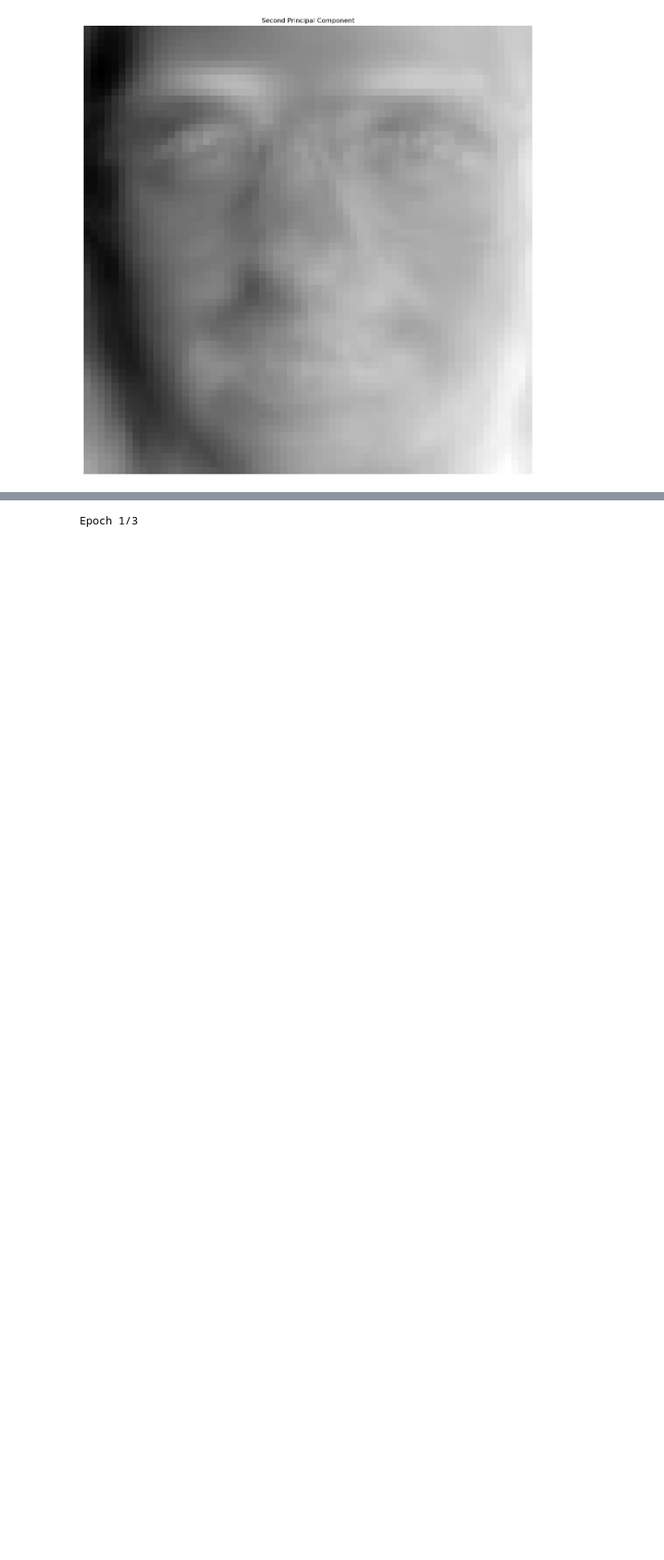
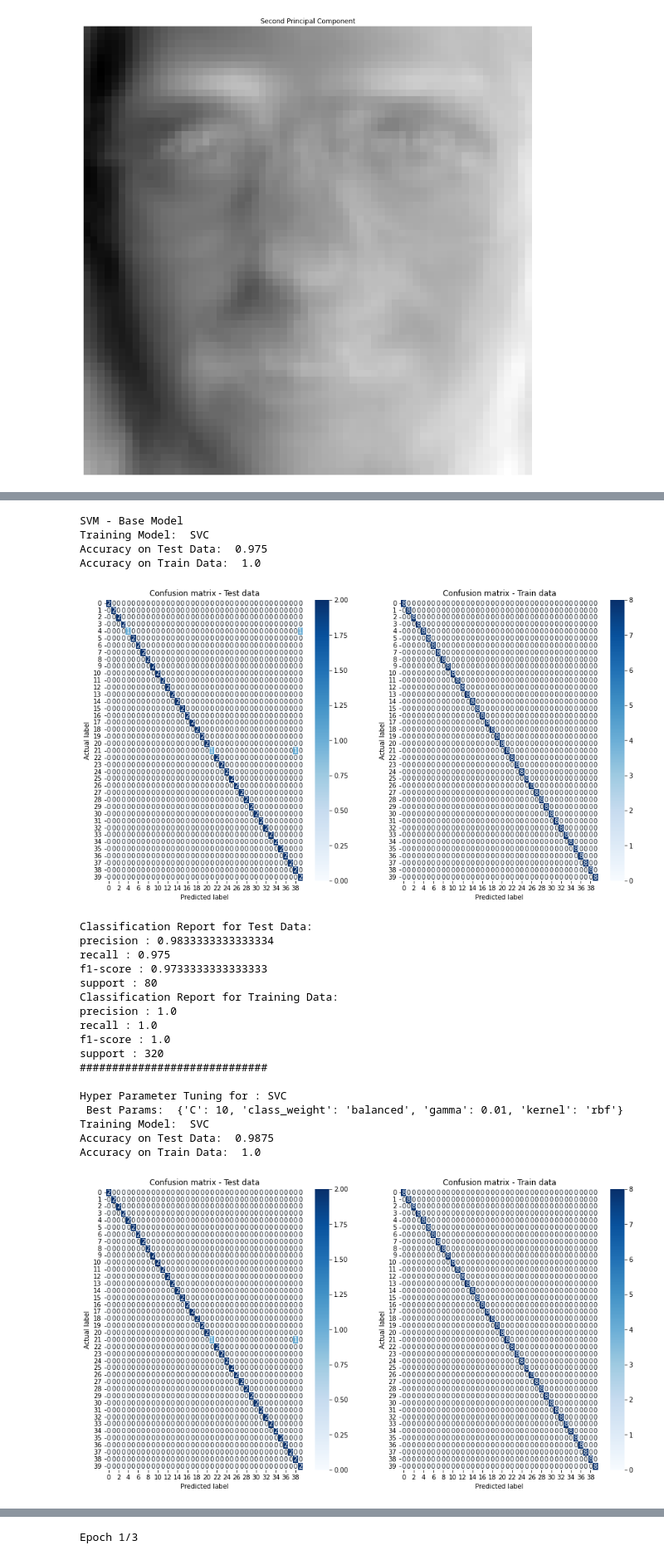
Before and after one commit to TheScorpoi/faa-face-recognition, a Jupyter notebook: src/main.ipynb, the cells around one changed output, grey strips where cells are left out. Shown at 83% size. Drawn from its saved outputs; the diff is of its cells as text; code cells hidden in the pictures; blank space fills up the shorter version.

```diff
--- a/src/main.ipynb
+++ b/src/main.ipynb
@@ -497,0 +451,45 @@ support : 320
+# %%
+from sklearn.svm import SVC
+svc = SVC()
+
+print("SVM - Base Model")
+train(svc, X_train_pca, X_test_pca, y_train, y_test)
+print('#############################\n')
+
+svcHyperTuned = SVC()
+parameters = [{'kernel': ['rbf'], 'gamma': [0.001, 0.01, 0.05, 0.1, 0.5, 1], 'C': [0.01, 0.1, 1, 10, 50, 75, 100, 250, 500, 750, 1000], 'class_weight': ['balanced']}]
+best_params = hyper_parameter(svcHyperTuned, parameters, X_train_pca, y_train)
+svcHyperTuned.set_params(**best_params)
+train(svcHyperTuned, X_train_pca, X_test_pca, y_train, y_test)
+print('#############################\n')
+
+svcKfmodel = k_fold_cross_validation(svcHyperTuned, 5, X_train_pca, y_train)
+train(svcKfmodel, X_train_pca, X_test_pca, y_train, y_test)
+print('#############################\n')
+
+validationCurve(np.array([0.01, 0.1, 1, 10]), "C", X_train_pca, y_train, svcKfmodel)
+validationCurve(np.array([0.001, 0.01, 0.05, 0.1, 0.5, 1]), "gamma", X_train_pca, y_train, svcKfmodel)
+# %% [output]
+SVM - Base Model
+Training Model:  SVC
+Accuracy on Test Data:  0.975
+Accuracy on Train Data:  1.0
+[figure, added]
+Classification Report for Test Data:
+precision : 0.9833333333333334
+recall : 0.975
+f1-score : 0.9733333333333333
+support : 80
+Classification Report for Training Data:
+precision : 1.0
+recall : 1.0
+f1-score : 1.0
+support : 320
+#############################
+
+Hyper Parameter Tuning for : SVC
+ Best Params:  {'C': 10, 'class_weight': 'balanced', 'gamma': 0.01, 'kernel': 'rbf'}
+Training Model:  SVC
+Accuracy on Test Data:  0.9875
+Accuracy on Train Data:  1.0
+[figure, added]
```
Also changed, not shown: parts of 26 cells of this notebook.
